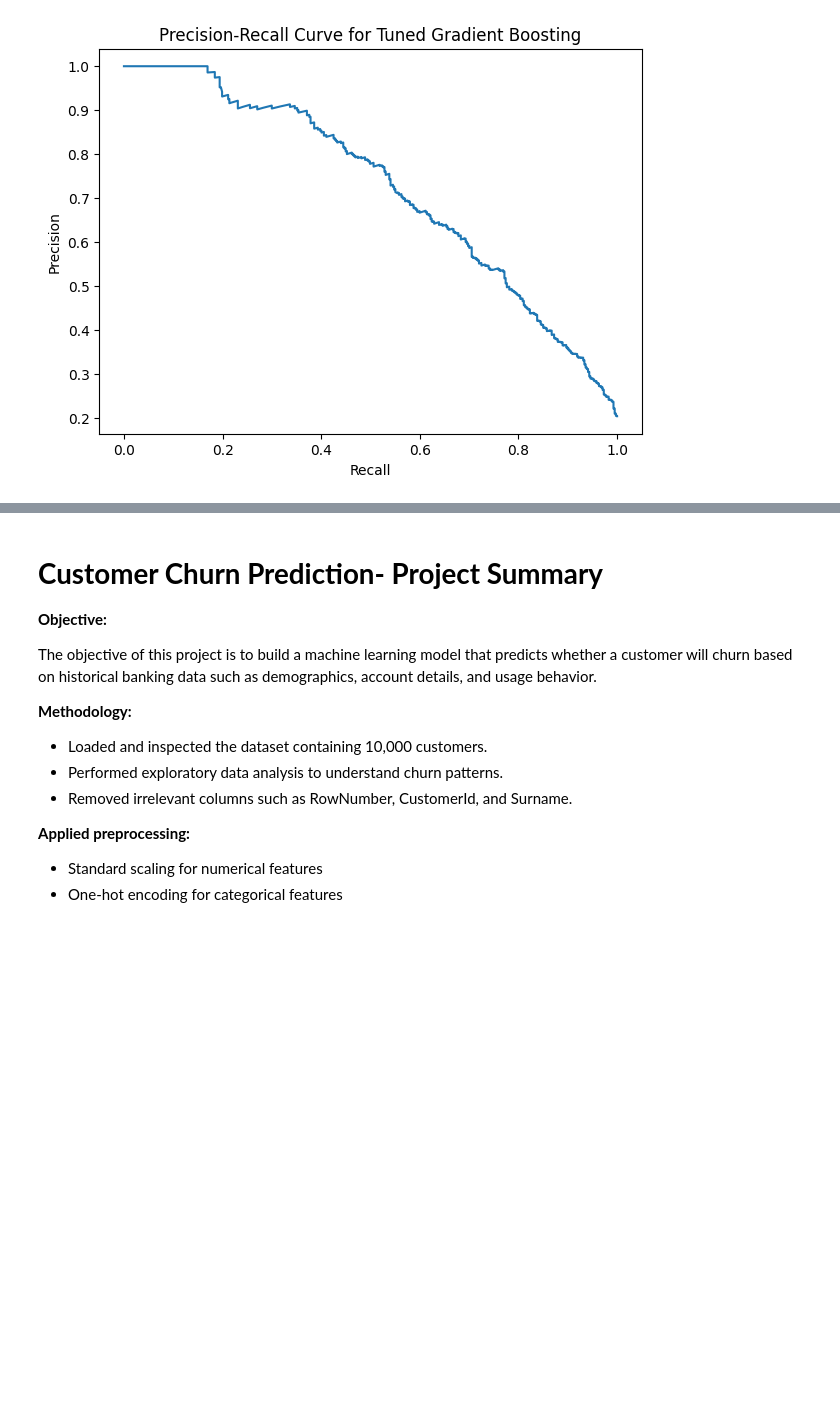
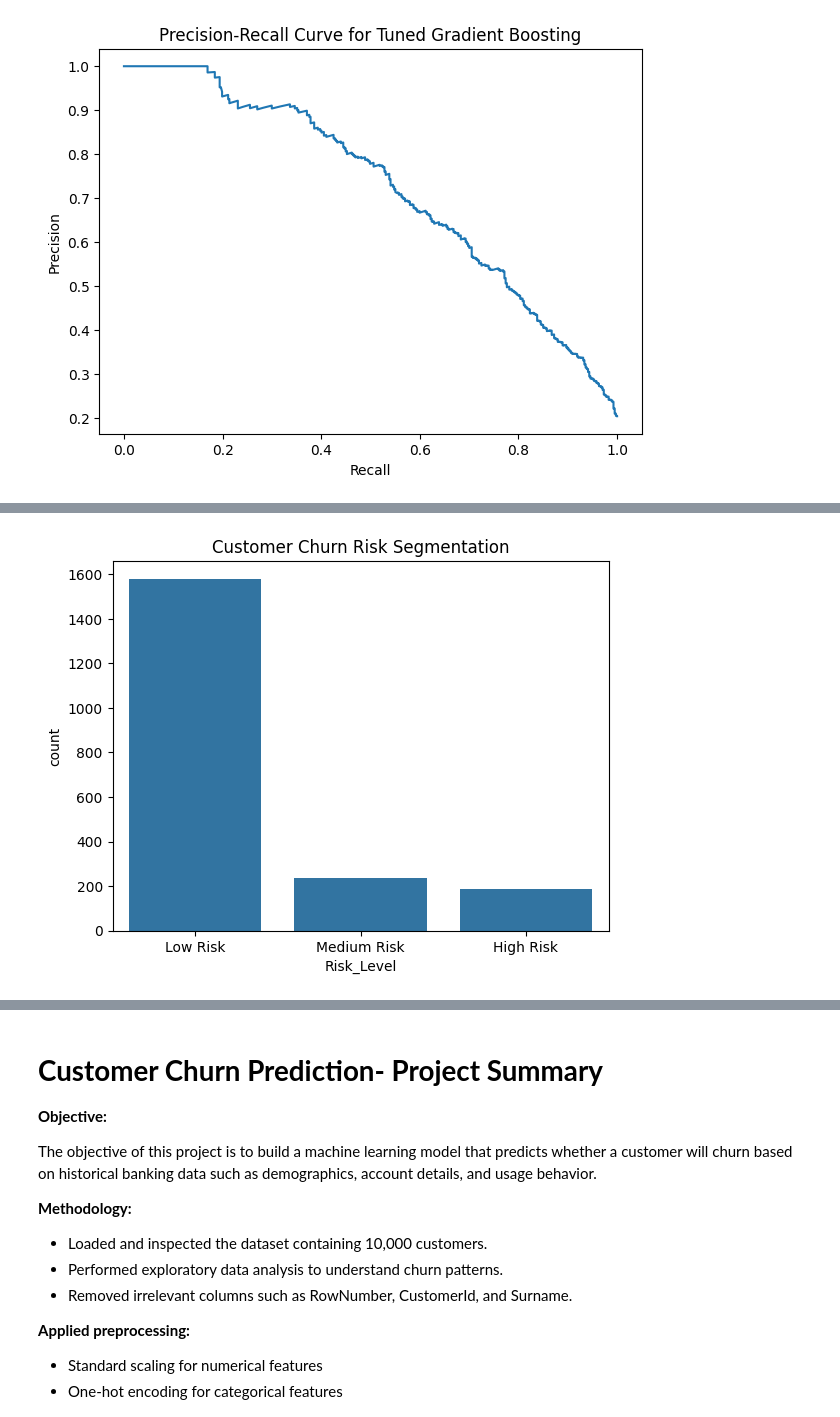
Before and after one commit to xavdx/MYDAILYWORK, a Jupyter notebook: Task_3_Customer_Churn_Prediction.ipynb, the cells around one changed output, grey strips where cells are left out. Saved outputs shown, nothing was run; the diff lists cells and outputs as text; code cells hidden in the pictures; blank space fills up the shorter version.

```diff
--- a/Task_3_Customer_Churn_Prediction.ipynb
+++ b/Task_3_Customer_Churn_Prediction.ipynb
@@ -291,0 +357,7 @@ plt.show()
+# %%
+churn_prob=best_gb_model.predict_proba(X_test)[:,1]
+# %%
+risk_df=X_test.copy()
+risk_df["Churn_Probability"]=churn_prob
+risk_df["Risk_Level"]=pd.cut(risk_df["Churn_Probability"],bins=[0,0.3,0.6,1],labels=["Low Risk","Medium Risk","High Risk"])
+risk_df.head()
@@ -291,0 +371,6 @@ plt.show()
+# %%
+sns.countplot(x="Risk_Level",data=risk_df)
+plt.title("Customer Churn Risk Segmentation")
+plt.show()
+# %% [output]
+[figure, added]
```
Also changed, not shown: parts of 10 cells of this notebook.
